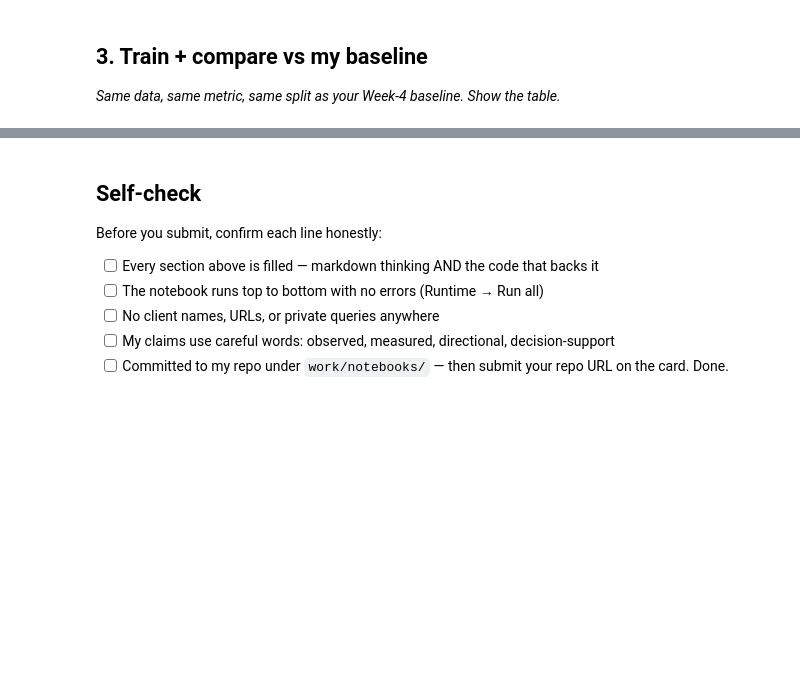
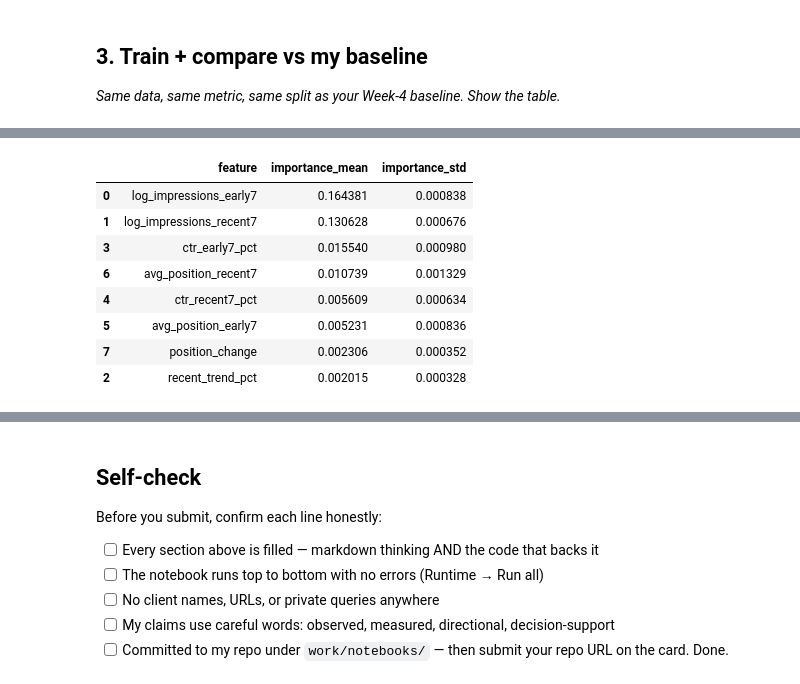
Before and after one commit to jh-emon002/flyrank-intern, a Jupyter notebook: work/notebooks/w05_model.ipynb, the cells around one changed output, grey strips where cells are left out. Cells and saved outputs as stored; diff of their text form; code cells hidden in the pictures; blank space fills up the shorter version.

```diff
--- a/work/notebooks/w05_model.ipynb
+++ b/work/notebooks/w05_model.ipynb
@@ -36,0 +333,11 @@ This skeleton is yours to fill. Work the sections **in order** — each one has
+# %%
+FEATURES = [
+    "log_impressions_early7",
+    "log_impressions_recent7",
+    "recent_trend_pct",
+    "ctr_early7_pct",
+    "ctr_recent7_pct",
+    "avg_position_early7",
+    "avg_position_recent7",
+    "position_change"
+]
@@ -36,0 +535,35 @@ This skeleton is yours to fill. Work the sections **in order** — each one has
+# %%
+chosen_model = logreg
+chosen_score_col = "logreg_score"
+chosen_name = "Logistic Regression"
+# %%
+perm = permutation_importance(
+    chosen_model,
+    X_test,
+    y_test,
+    scoring="average_precision",
+    n_repeats=5,
+    random_state=RANDOM_STATE,
+    n_jobs=-1
+)
+
+importance_df = pd.DataFrame({
+    "feature": FEATURES,
+    "importance_mean": perm.importances_mean,
+    "importance_std": perm.importances_std
+}).sort_values(
+    "importance_mean",
+    ascending=False
+)
+
+display(importance_df)
+# %% [output]
+|  | feature | importance_mean | importance_std |
+| 0 | log_impressions_early7 | 0.164381 | 0.000838 |
+| 1 | log_impressions_recent7 | 0.130628 | 0.000676 |
+| 3 | ctr_early7_pct | 0.015540 | 0.000980 |
+| 6 | avg_position_recent7 | 0.010739 | 0.001329 |
+| 4 | ctr_recent7_pct | 0.005609 | 0.000634 |
+| 5 | avg_position_early7 | 0.005231 | 0.000836 |
+| 7 | position_change | 0.002306 | 0.000352 |
+| 2 | recent_trend_pct | 0.002015 | 0.000328 |
```
Also changed, not shown: parts of 25 cells of this notebook.
